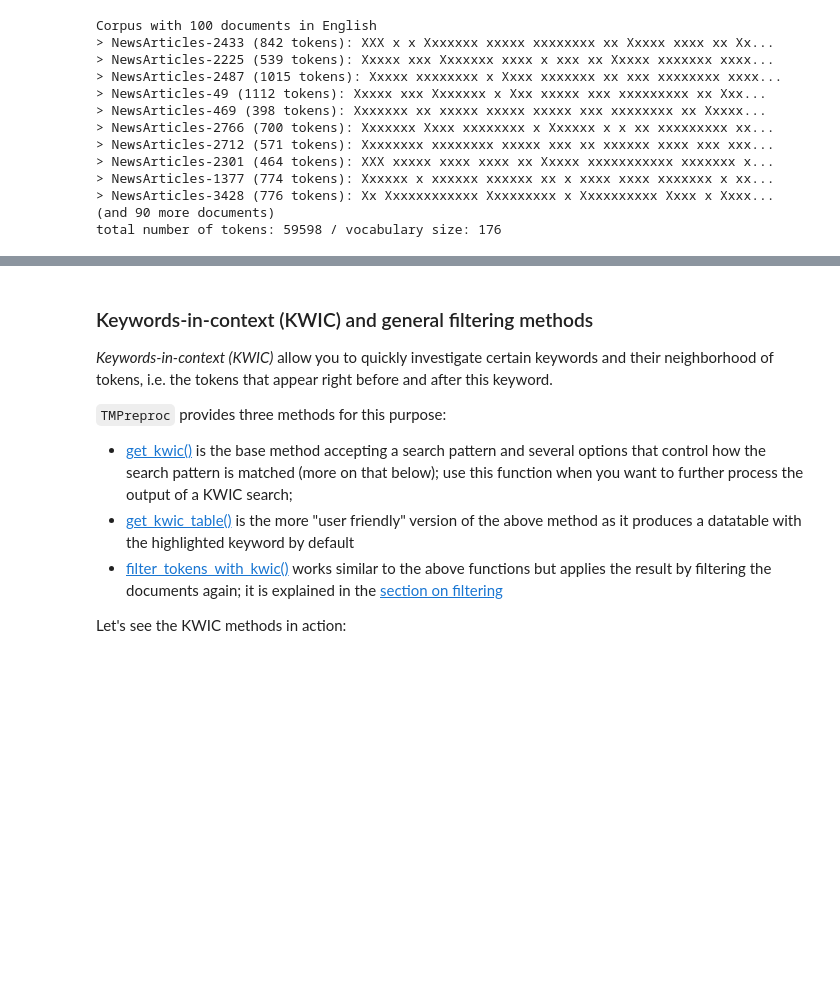
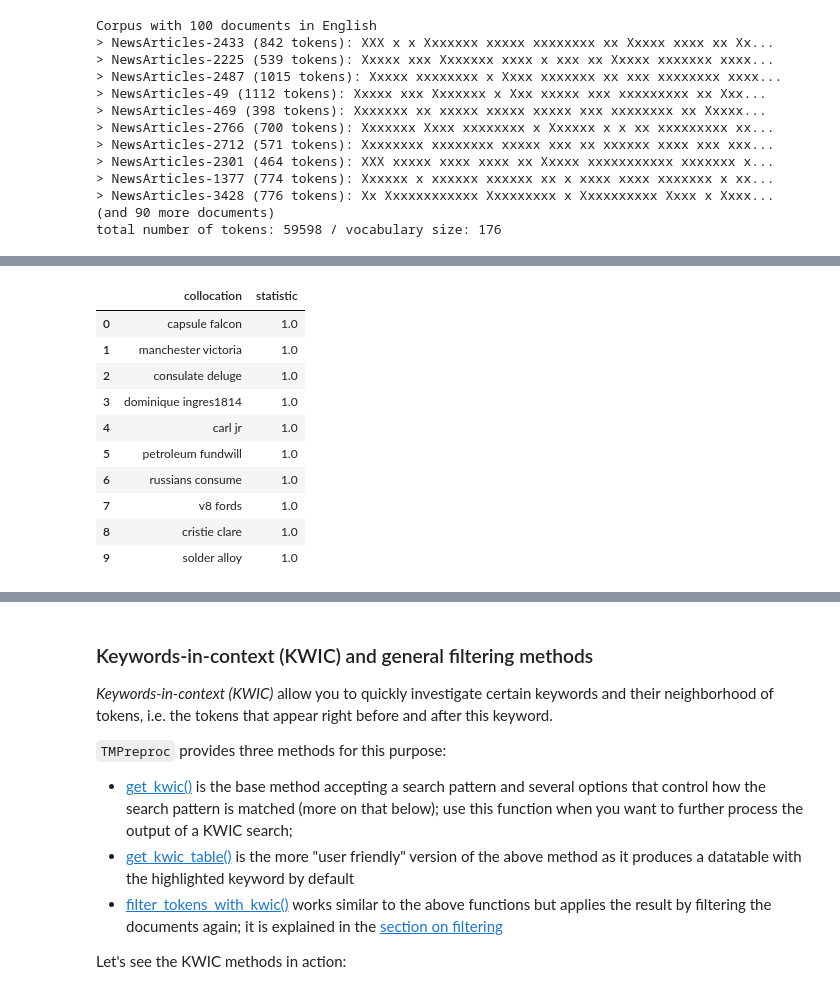
Before and after one commit to WZBSocialScienceCenter/tmtoolkit, a Jupyter notebook: doc/source/preprocessing.ipynb, the cells around one changed output, grey strips where cells are left out. Saved outputs shown, nothing was run; the diff lists cells and outputs as text; code cells hidden in the pictures; blank space fills up the shorter version.

```diff
--- a/doc/source/preprocessing.ipynb
+++ b/doc/source/preprocessing.ipynb
@@ -775,0 +800,16 @@ del corpus_shapes
+# %%
+from tmtoolkit.corpus import corpus_collocations
+
+corpus_collocations(corpus_norm).head(10)
+# %% [output]
+|  | collocation | statistic |
+| 0 | capsule falcon | 1.0 |
+| 1 | manchester victoria | 1.0 |
+| 2 | consulate deluge | 1.0 |
+| 3 | dominique ingres1814 | 1.0 |
+| 4 | carl jr | 1.0 |
+| 5 | petroleum fundwill | 1.0 |
+| 6 | russians consume | 1.0 |
+| 7 | v8 fords | 1.0 |
+| 8 | cristie clare | 1.0 |
+| 9 | solder alloy | 1.0 |
```
Also changed, not shown: parts of 19 cells of this notebook, 3 other files.
